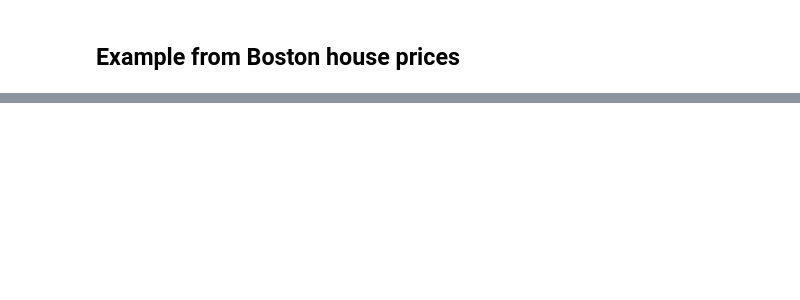
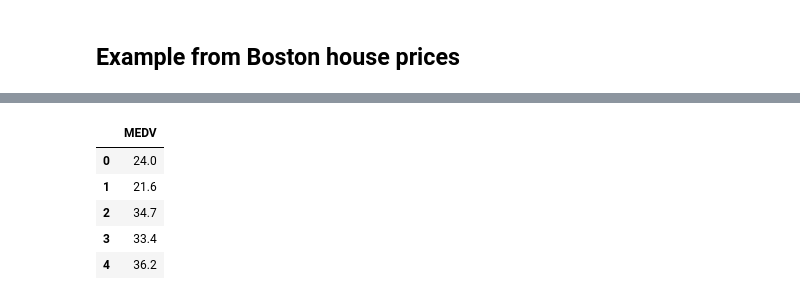
Before and after one commit to gillespilon/noob, a Jupyter notebook: scratch_pad_sklearn.ipynb, the cells around one changed output, grey strips where cells are left out. Cells and saved outputs as stored; diff of their text form; code cells hidden in the pictures; blank space fills up the shorter version.

```diff
--- a/scratch_pad_sklearn.ipynb
+++ b/scratch_pad_sklearn.ipynb
@@ -92,7 +104,14 @@ features.head()
 # %%
-target_cols = pd.read_csv('boston_target.csv', nrows=1).columns
-target = pd.read_csv('boston_target.csv', usecols=target_cols[1:])
+target_cols = pd.read_csv('data/boston_target.csv', nrows=1).columns
+target = pd.read_csv('data/boston_target.csv', usecols=target_cols[1:])
 target.head()
+# %% [output]
+|  | MEDV |
+| 0 | 24.0 |
+| 1 | 21.6 |
+| 2 | 34.7 |
+| 3 | 33.4 |
+| 4 | 36.2 |
 # %%
 boston = pd.concat([target, features], axis=1, sort=False)
 boston.head()
```
Also changed, not shown: parts of 14 cells of this notebook.
